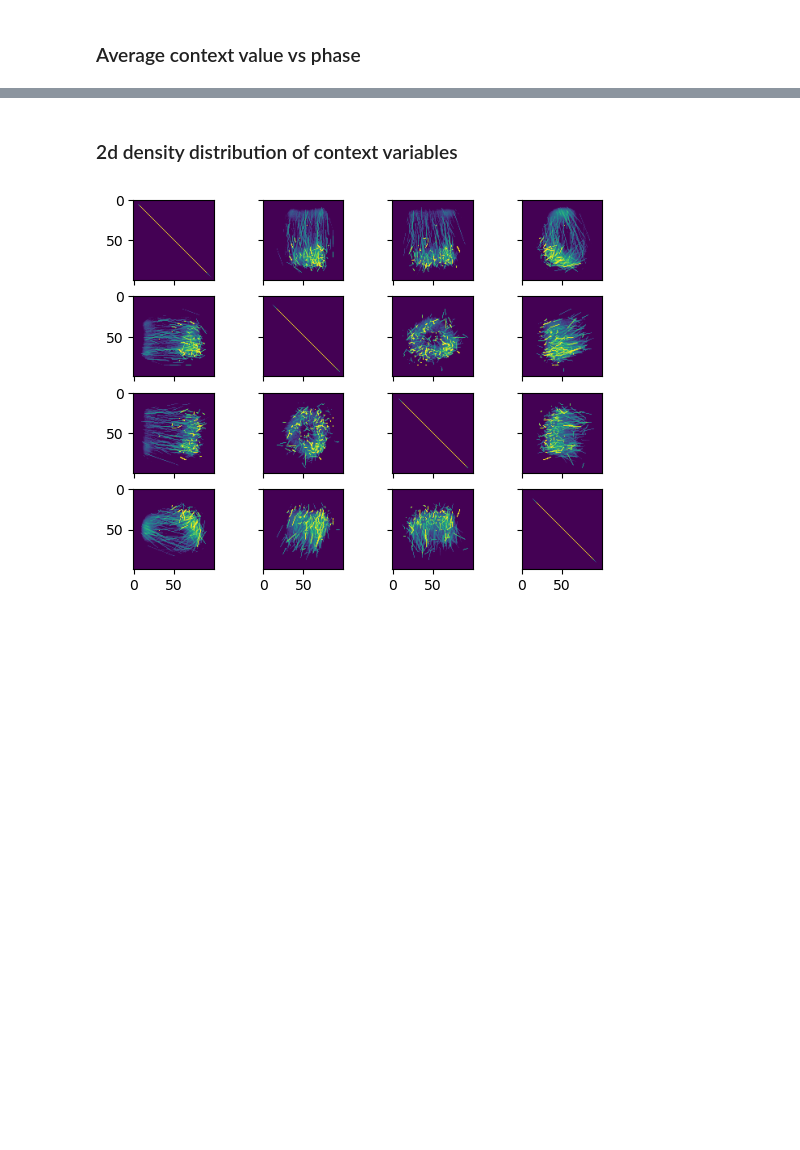
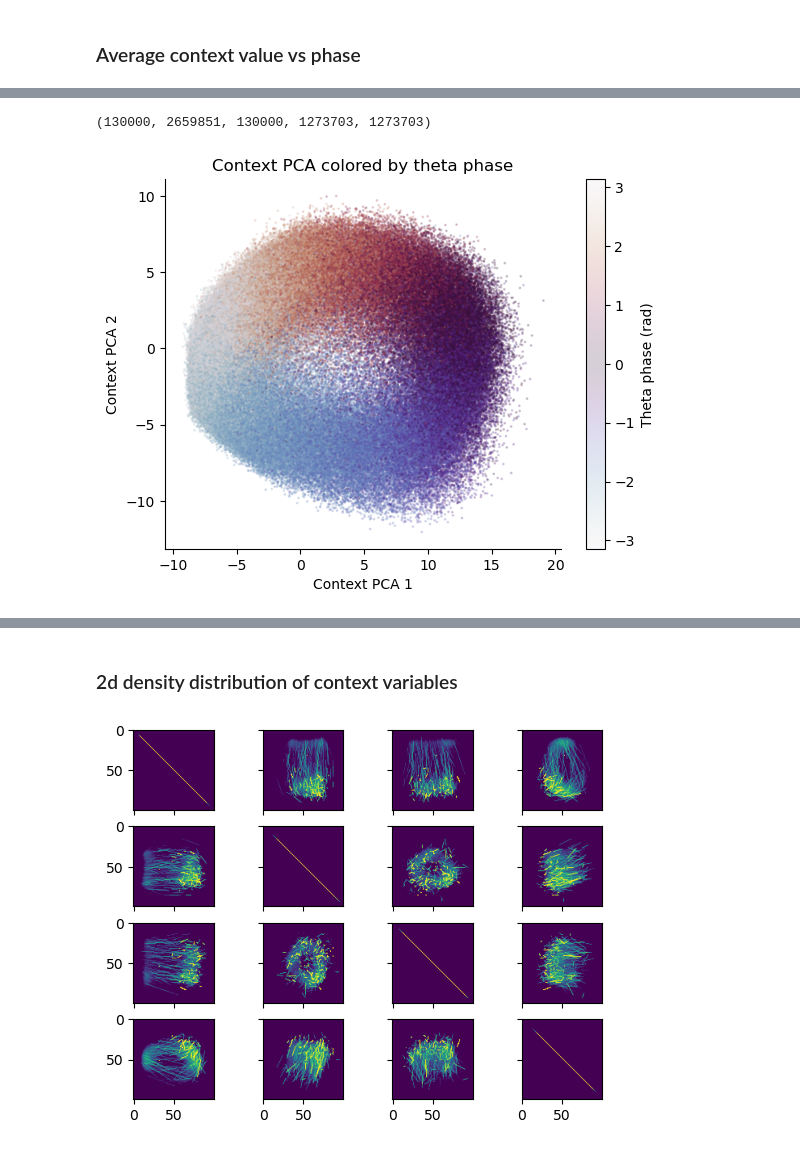
Before and after one commit to samuelbray32/c3po, a Jupyter notebook: notebooks/mec_analyze_embedding.ipynb, the cells around one changed output, grey strips where cells are left out. Saved outputs shown, nothing was run; the diff lists cells and outputs as text; code cells hidden in the pictures; blank space fills up the shorter version.

```diff
--- a/notebooks/mec_analyze_embedding.ipynb
+++ b/notebooks/mec_analyze_embedding.ipynb
@@ -151,0 +183,28 @@ Text(0.5, 0, 'Theta phase (rad)')
+# %%
+t.size, t_interp.size, ind_data.size, analysis.t.size, ind_phase.size
+# %% [output]
+(130000, 2659851, 130000, 1273703, 1273703)
+# %%
+plot_dims = [0, 3]
+plot_dims = [0, 1]
+
+subset = slice(None, None, 10)
+
+fig = plt.figure()
+ind_phase = np.digitize(analysis.t, t)
+# ind_data = ind_data[subset]
+plt.scatter(
+    c_pca[subset][:, plot_dims[0]],
+    c_pca[subset][:, plot_dims[1]],
+    s=1,
+    alpha=0.2,
+    c=thetaphase[ind_phase[subset] - 1],
+    cmap="twilight",
+)
+plt.colorbar(label="Theta phase (rad)")
+plt.xlabel(f"Context PCA {plot_dims[0]+1}")
+plt.ylabel(f"Context PCA {plot_dims[1]+1}")
+plt.title("Context PCA colored by theta phase")
+fig.gca().spines[["top", "right"]].set_visible(False)
+# %% [output]
+[figure, added]
```
Also changed, not shown: parts of 39 cells of this notebook.
